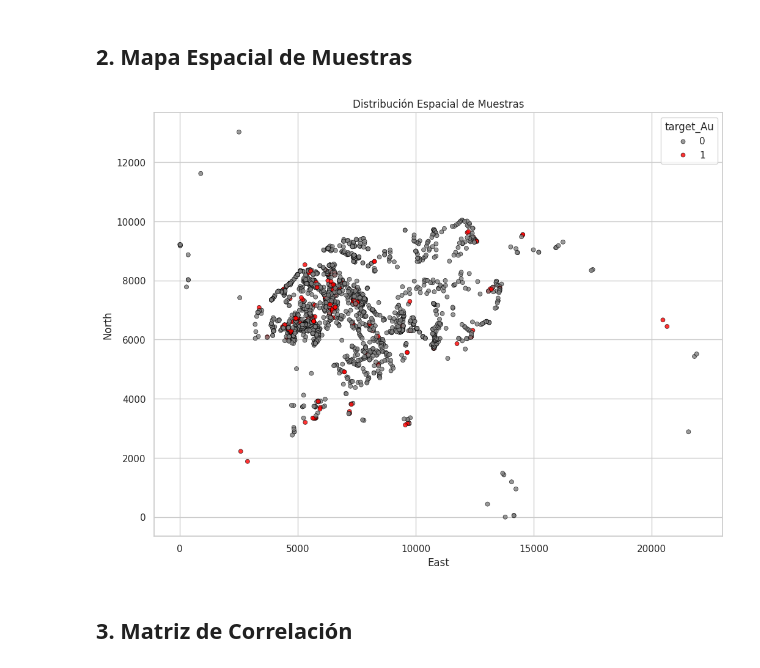
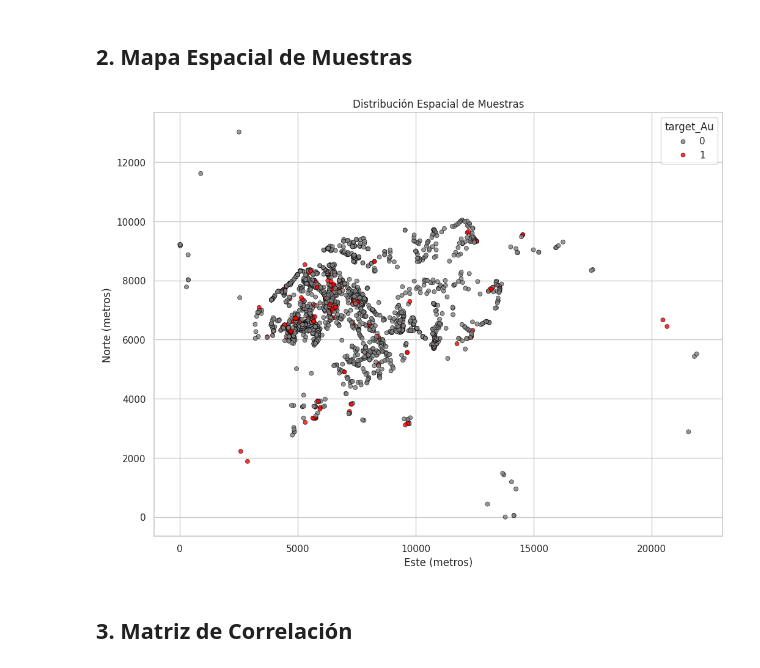
Before and after one commit to Fernando-Huaman/proyecto-zona-interes-Au, a Jupyter notebook: notebooks/EDA.ipynb, the cells around one changed output. Saved outputs shown, nothing was run; the diff lists cells and outputs as text; code cells hidden in the pictures.

```diff
--- a/notebooks/EDA.ipynb
+++ b/notebooks/EDA.ipynb
@@ -63,21 +63,23 @@ Name: proportion, dtype: float64
 # %%
 plt.figure(figsize=(12,9))
 sns.scatterplot(
     data=df,
     x='East',
     y='North',
     hue='target_Au',
     palette={0: 'grey', 1: 'red'},
     alpha=0.8,
     s=25,
     edgecolor='black',
     linewidth=0.5
 )
 plt.title('Distribución Espacial de Muestras')
+plt.xlabel('Este (metros)')
+plt.ylabel('Norte (metros)')
 plt.savefig('notebooks/output/02_mapa_espacial.png', dpi=300, bbox_inches='tight')
 plt.show()
 # %% [output]
-[figure, old version]
+[figure, new version]
 # %% [markdown]
 ## 3. Matriz de Correlación
 # %%
```
Also changed, not shown: 4 other files.
